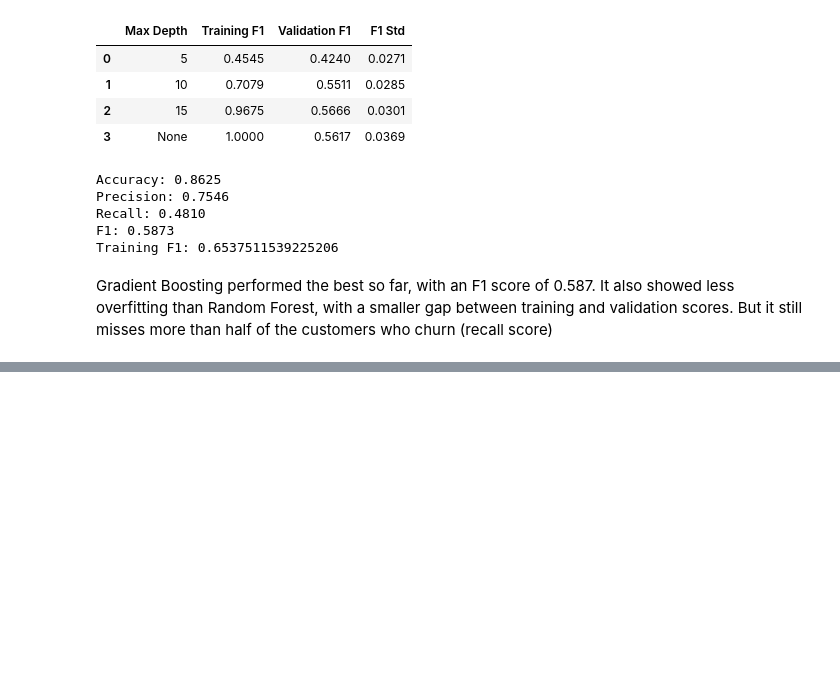
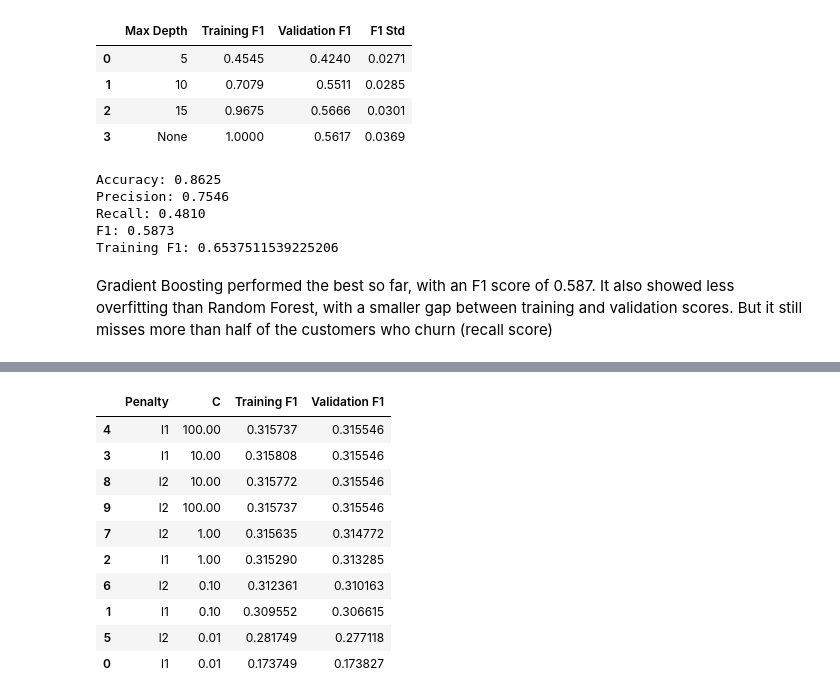
Before and after one commit to dhrutigandhi05/Bank-Customer-Churn-Prediction, a Jupyter notebook: notebooks/ensemble_models.ipynb, the cells around one changed output, grey strips where cells are left out. Drawn from its saved outputs; the diff is of its cells as text; code cells hidden in the pictures; blank space fills up the shorter version.

```diff
--- a/notebooks/ensemble_models.ipynb
+++ b/notebooks/ensemble_models.ipynb
@@ -166,0 +214,17 @@ Gradient Boosting performed the best so far, with an F1 score of 0.587. It also
+# %%
+regularization_df.sort_values(
+    by="Validation F1",
+    ascending=False
+)
+# %% [output]
+|  | Penalty | C | Training F1 | Validation F1 |
+| 4 | l1 | 100.00 | 0.315737 | 0.315546 |
+| 3 | l1 | 10.00 | 0.315808 | 0.315546 |
+| 8 | l2 | 10.00 | 0.315772 | 0.315546 |
+| 9 | l2 | 100.00 | 0.315737 | 0.315546 |
+| 7 | l2 | 1.00 | 0.315635 | 0.314772 |
+| 2 | l1 | 1.00 | 0.315290 | 0.313285 |
+| 6 | l2 | 0.10 | 0.312361 | 0.310163 |
+| 1 | l1 | 0.10 | 0.309552 | 0.306615 |
+| 5 | l2 | 0.01 | 0.281749 | 0.277118 |
+| 0 | l1 | 0.01 | 0.173749 | 0.173827 |
```
Also changed, not shown: parts of 1 cell of this notebook.
